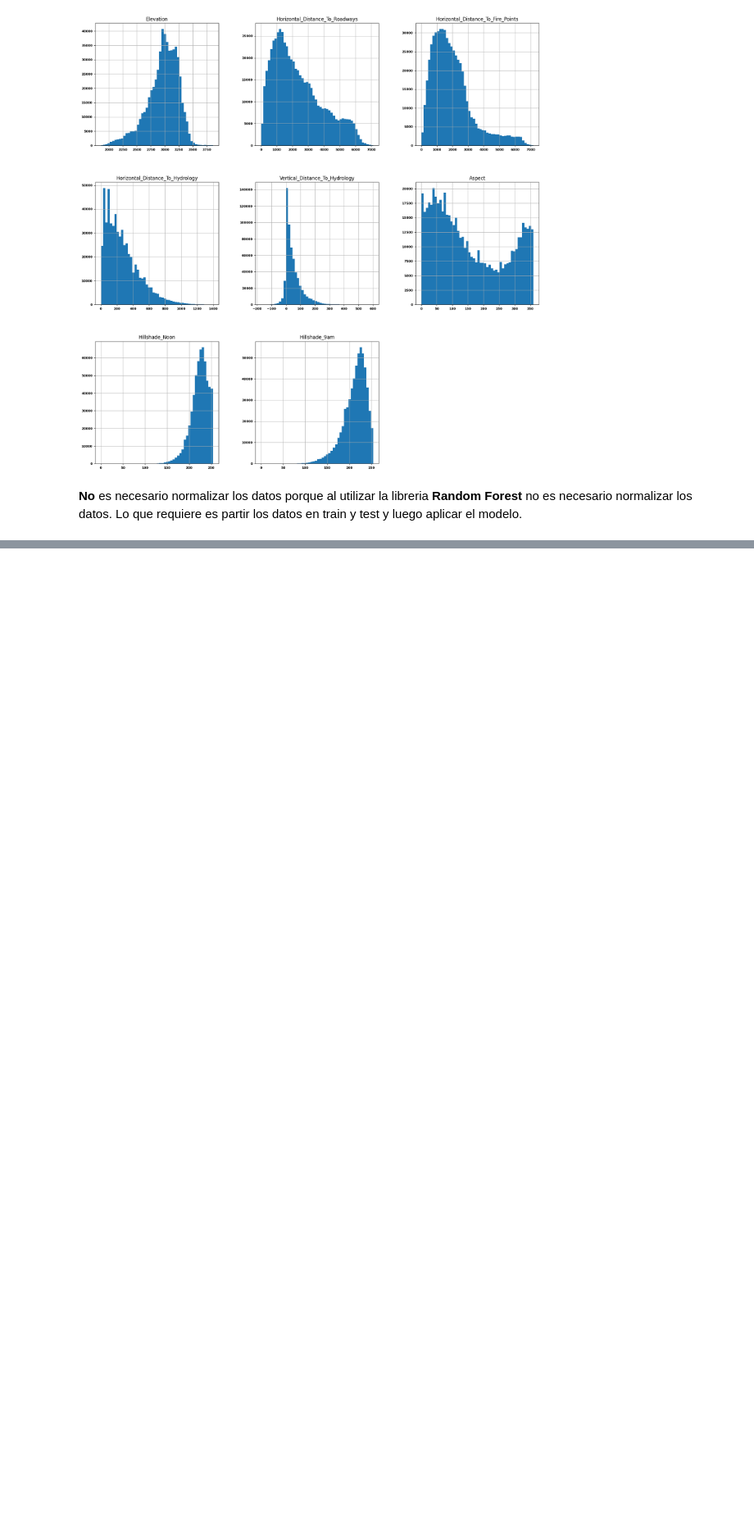
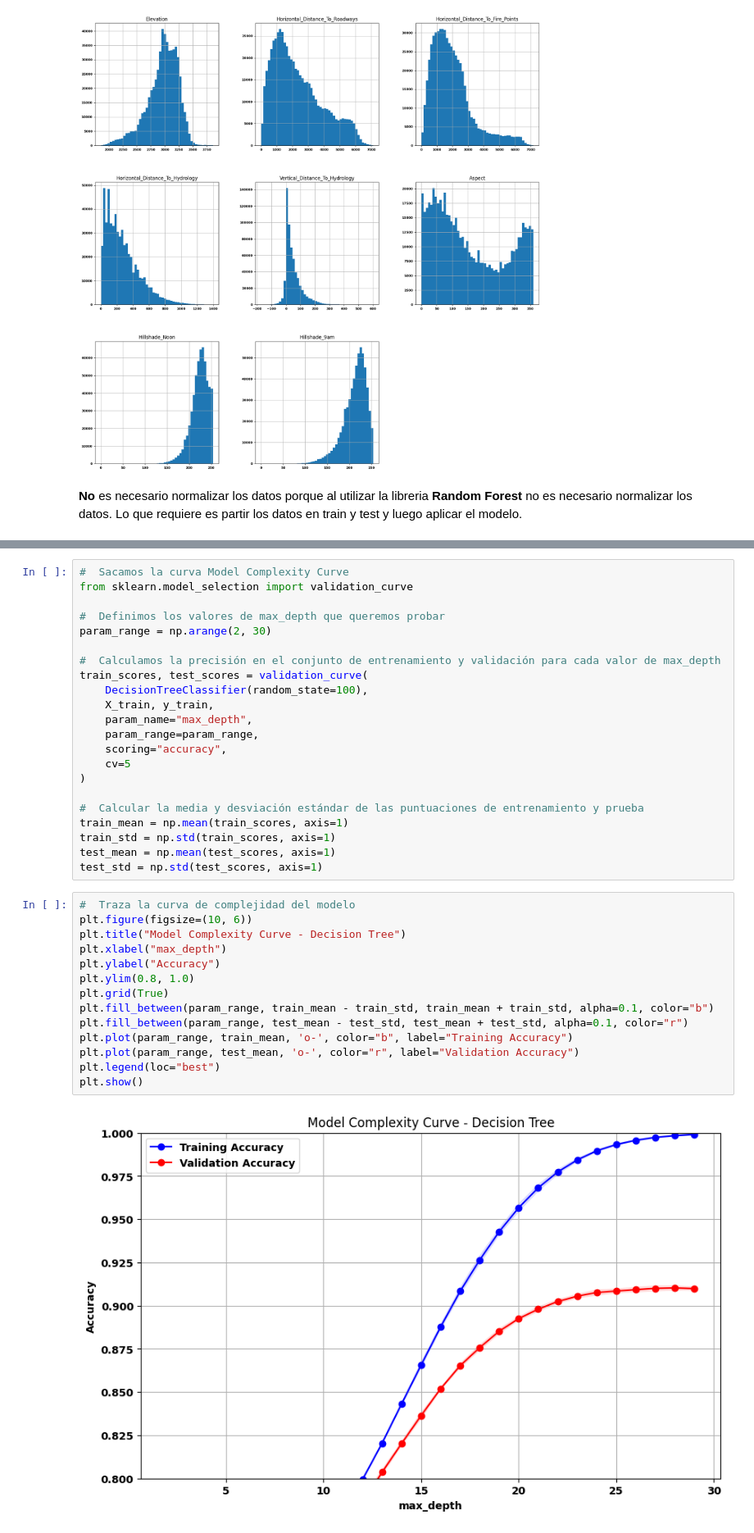
Before and after one commit to Enriquepardo/Examen-EDA, a Jupyter notebook: DataSet.ipynb, the cells around one changed output, grey strips where cells are left out. Shown at 82% size. Saved outputs shown, nothing was run; the diff lists cells and outputs as text; blank space fills up the shorter version.

```diff
--- a/DataSet.ipynb
+++ b/DataSet.ipynb
@@ -164,0 +331,38 @@ Lo que requiere es partir los datos en train y test y luego aplicar el modelo.
+# %%
+#  Sacamos la curva Model Complexity Curve
+from sklearn.model_selection import validation_curve
+
+#  Definimos los valores de max_depth que queremos probar
+param_range = np.arange(2, 30)
+
+#  Calculamos la precisión en el conjunto de entrenamiento y validación para cada valor de max_depth
+train_scores, test_scores = validation_curve(
+    DecisionTreeClassifier(random_state=100),
+    X_train, y_train,
+    param_name="max_depth",
+    param_range=param_range,
+    scoring="accuracy",
+    cv=5
+)
+
+#  Calcular la media y desviación estándar de las puntuaciones de entrenamiento y prueba
+train_mean = np.mean(train_scores, axis=1)
+train_std = np.std(train_scores, axis=1)
+test_mean = np.mean(test_scores, axis=1)
+test_std = np.std(test_scores, axis=1)
+# %%
+#  Traza la curva de complejidad del modelo
+plt.figure(figsize=(10, 6))
+plt.title("Model Complexity Curve - Decision Tree")
+plt.xlabel("max_depth")
+plt.ylabel("Accuracy")
+plt.ylim(0.8, 1.0)
+plt.grid(True)
+plt.fill_between(param_range, train_mean - train_std, train_mean + train_std, alpha=0.1, color="b")
+plt.fill_between(param_range, test_mean - test_std, test_mean + test_std, alpha=0.1, color="r")
+plt.plot(param_range, train_mean, 'o-', color="b", label="Training Accuracy")
+plt.plot(param_range, test_mean, 'o-', color="r", label="Validation Accuracy")
+plt.legend(loc="best")
+plt.show()
+# %% [output]
+[figure, added]
```
Also changed, not shown: parts of 33 cells of this notebook.
